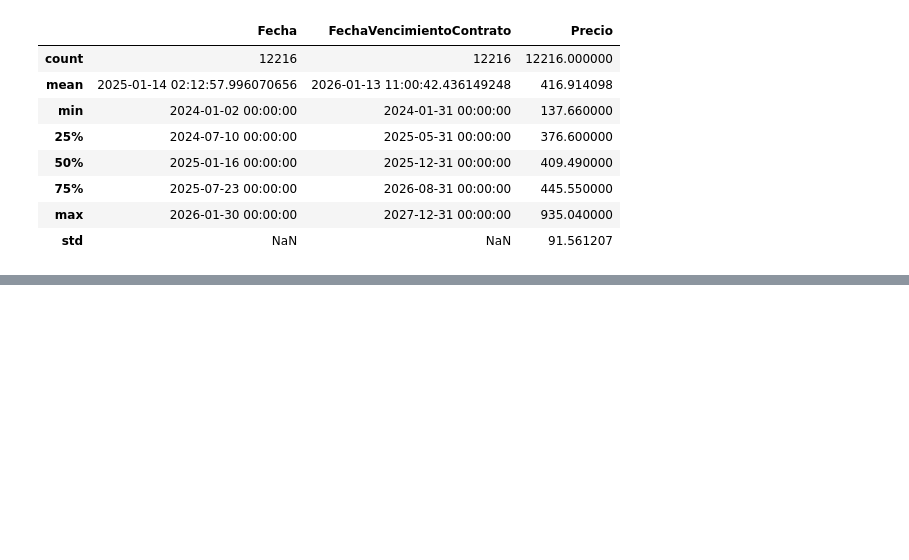
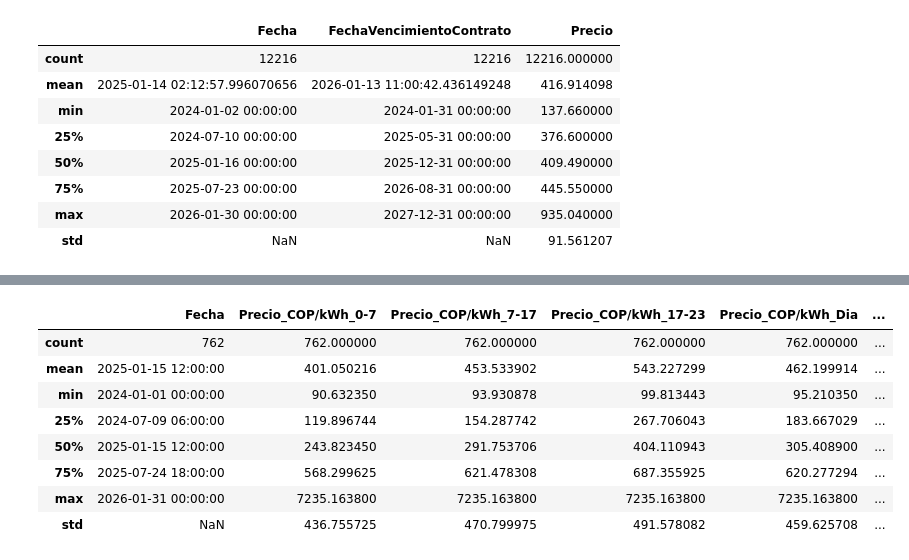
Before and after one commit to shaka03/bot_futuros, a Jupyter notebook: notebooks/EDA/Analisis_Exploratorio.ipynb, the cells around one changed output, grey strips where cells are left out. Saved outputs shown, nothing was run; the diff lists cells and outputs as text; code cells hidden in the pictures; blank space fills up the shorter version.

```diff
--- a/notebooks/EDA/Analisis_Exploratorio.ipynb
+++ b/notebooks/EDA/Analisis_Exploratorio.ipynb
@@ -139,0 +189,16 @@ Estadísticas para contratos de tipo: NTB
+# %%
+# Carga de datos de precios
+df_precios = pd.read_csv(SILVER_DATA_PATH + dict_files["precios"], parse_dates=["Fecha"])
+df_precios_pond = pd.read_csv(SILVER_DATA_PATH + dict_files["precios_ponderados"], parse_dates=["Fecha"])
+
+df_precios = pd.merge(df_precios, df_precios_pond, on="Fecha")
+
+# Filtrar por rango de fechas
+mask = (df_precios["Fecha"] >= start_date) & (df_precios["Fecha"] <= end_date)
+df_precios = df_precios.loc[mask]
+
+# Forma del DataFrame
+print(f"El DataFrame de precios tiene {df_precios.shape[0]} filas y {df_precios.shape[1]} columnas.")
+
+# Revisar las primeras filas del DataFrame
+display(df_precios.head())
@@ -139,0 +243,58 @@ Estadísticas para contratos de tipo: NTB
+# %%
+# Estadísticas descriptivas, histograma y violin plot
+print(f"\nEstadísticas para los datos de precios spot:")
+display(df_precios.describe())
+
+cols_precios = [x for x in df_precios.columns if x not in ["Fecha"]]
+
+for tipo in cols_precios:
+    # 1. Crear la estructura de la figura (1 fila, 2 columnas)
+    datos_filtrados = df_precios[tipo].dropna() # Asegurarse de no incluir NaN en los gráficos
+    fig = make_subplots(
+        rows=1, cols=2,
+        subplot_titles=(f"Histograma de Precios - {tipo}", f"Violin Plot de Precios - {tipo}")
+    )
+
+    # 2. Agregar el Histograma (Columna 1)
+    # Nota: Plotly puro no trae la curva KDE automática como Seaborn,
+    # pero el histograma interactivo es muy potente.
+    fig.add_trace(
+        go.Histogram(
+            x=datos_filtrados,
+            name="Histograma",
+            marker_color='#1f77b4',  # Un azul estándar
+            opacity=0.75
+        ),
+        row=1, col=1
+    )
+
+    # 3. Agregar el Violin Plot (Columna 2)
+    fig.add_trace(
+        go.Violin(
+            x=datos_filtrados,
+            name="Violin",
+            box_visible=True,       # Muestra el boxplot adentro (como seaborn)
+            meanline_visible=True,  # Muestra la línea de la media
+            points='all',           # Opcional: muestra todos los puntos de datos (jitter)
+            line_color='#ff7f0e',   # Un naranja para contrastar
+            orientation='h'         # Horizontal (igual que sns.violinplot(x=...))
+        ),
+        row=1, col=2
+    )
+
+    # 4. Actualizar el diseño general (Layout)
+    fig.update_layout(
+        title_text=f"Análisis de Distribución - {tipo}",
+        showlegend=False,           # Ocultamos la leyenda para limpiar la vista
+        template="plotly_white",    # Fondo blanco estilo Seaborn
+        height=500,                 # Altura similar a figsize=(10,4)
+        width=1000
+    )
+
+    # Etiquetas de los ejes
+    fig.update_xaxes(title_text="Precio (COP/kWh)", row=1, col=1)
+    fig.update_yaxes(title_text="Frecuencia", row=1, col=1)
+    fig.update_xaxes(title_text="Precio (COP/kWh)", row=1, col=2)
+
+    fig.show()
+# %% [output]
@@ -139,0 +302,9 @@ Estadísticas para contratos de tipo: NTB
+|  | Fecha | Precio_COP/kWh_0-7 | Precio_COP/kWh_7-17 | Precio_COP/kWh_17-23 | Precio_COP/kWh_Dia | ... |
+| count | 762 | 762.000000 | 762.000000 | 762.000000 | 762.000000 | ... |
+| mean | 2025-01-15 12:00:00 | 401.050216 | 453.533902 | 543.227299 | 462.199914 | ... |
+| min | 2024-01-01 00:00:00 | 90.632350 | 93.930878 | 99.813443 | 95.210350 | ... |
+| 25% | 2024-07-09 06:00:00 | 119.896744 | 154.287742 | 267.706043 | 183.667029 | ... |
+| 50% | 2025-01-15 12:00:00 | 243.823450 | 291.753706 | 404.110943 | 305.408900 | ... |
+| 75% | 2025-07-24 18:00:00 | 568.299625 | 621.478308 | 687.355925 | 620.277294 | ... |
+| max | 2026-01-31 00:00:00 | 7235.163800 | 7235.163800 | 7235.163800 | 7235.163800 | ... |
+| std | NaN | 436.755725 | 470.799975 | 491.578082 | 459.625708 | ... |
```
Also changed, not shown: parts of 21 cells of this notebook, 3 other files.
